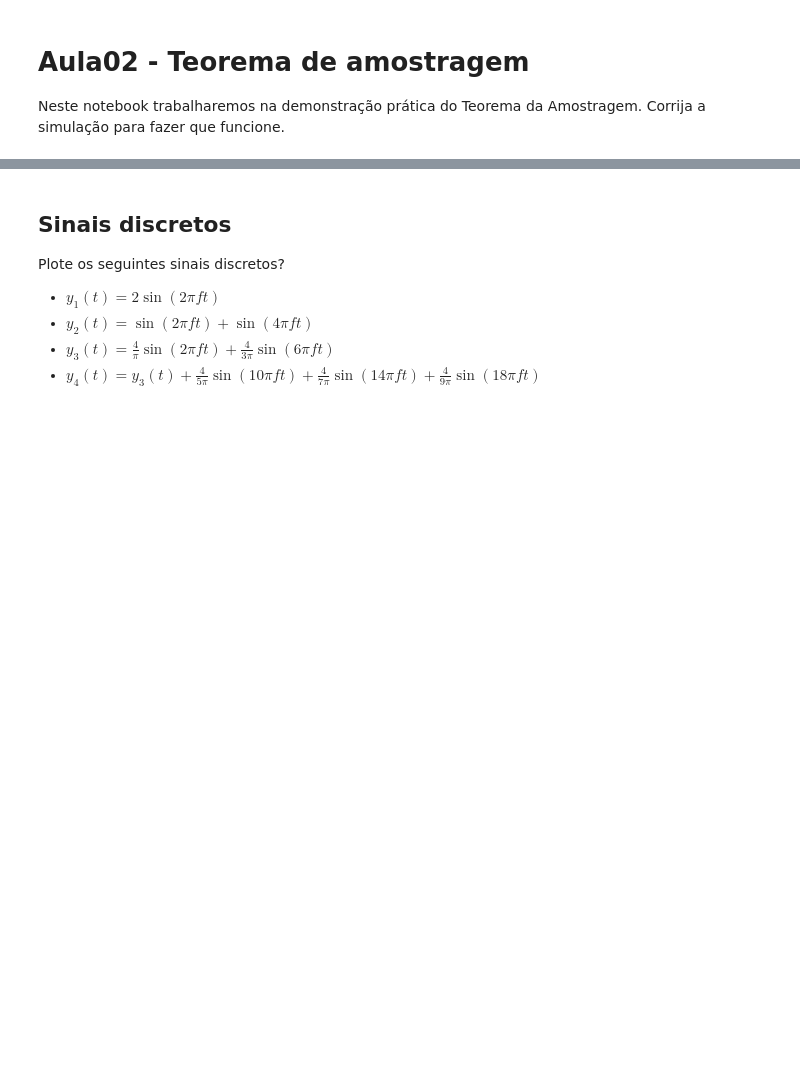
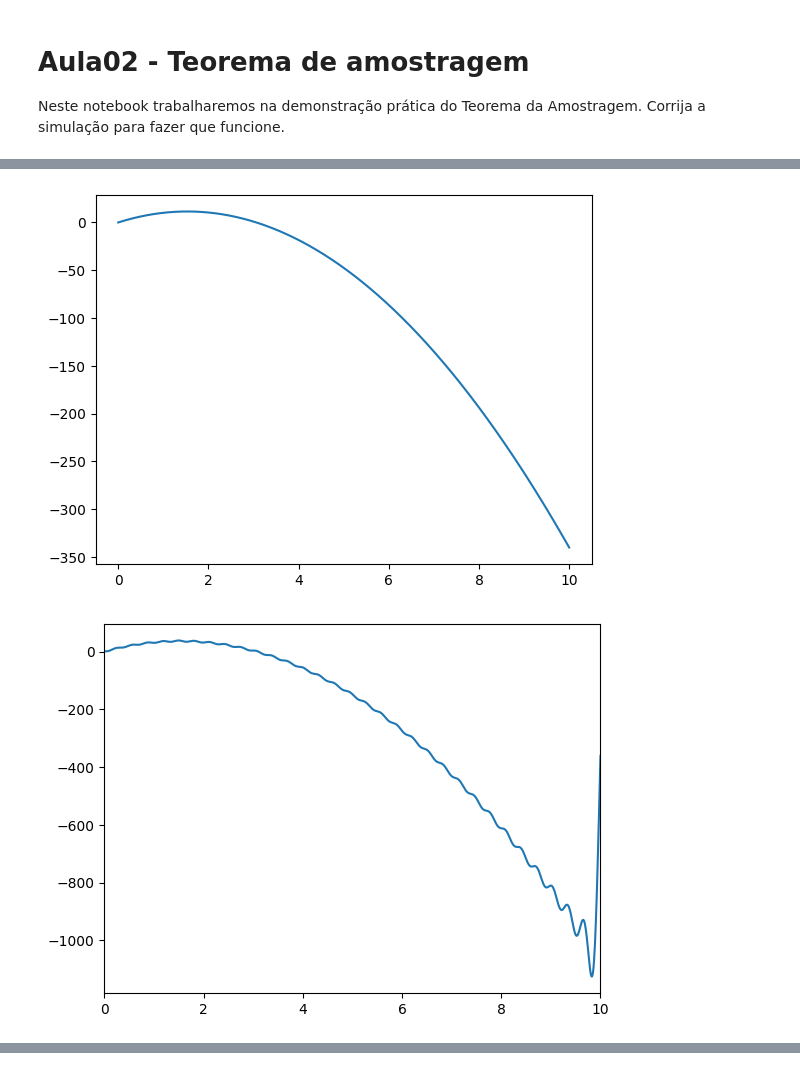
Before and after one commit to 2023-2-INF0413-PDSI/materiais, a Jupyter notebook: le02_teorema-amostragem/le02_teorema-amostragem-aluno.ipynb, the cells around one changed output, grey strips where cells are left out. Drawn from its saved outputs; the diff is of its cells as text; code cells hidden in the pictures; blank space fills up the shorter version.

```diff
--- a/le02_teorema-amostragem/le02_teorema-amostragem-aluno.ipynb
+++ b/le02_teorema-amostragem/le02_teorema-amostragem-aluno.ipynb
@@ -46,11 +62,20 @@ for tt in range(len(t)):
 # %%
 # Plot sinal analógico
 fig, ax = plt.subplots()
 ax.plot(t, y)
 plt.show()
 
 # Plot sinal reconstruído
 fig, ax = plt.subplots()
 ax.plot(t, x)
 ax.set_xlim(0, t[-1])
 plt.show()
+
+# Plot sinal reconstruído
+fig, ax = plt.subplots()
+ax.stem(n, yn)
+# ax.set_xlim(0, t[-1])
+plt.show()
+# %% [output]
+[figure, added]
+[figure, added]
@@ -57,8 +82,0 @@ plt.show()
-# %% [markdown]
-## Sinais discretos
-Plote os seguintes sinais discretos?
-
-- $ y_1(t) = 2 \sin(2\pi f t) $
-- $ y_2(t) = \sin(2\pi f t) + \sin(4\pi f t) $
-- $ y_3(t) = \frac{4}{\pi} \sin(2\pi f t) + \frac{4}{3\pi} \sin(6\pi f t) $
-- $ y_4(t) = y_3(t) + \frac{4}{5\pi} \sin(10\pi f t) + \frac{4}{7\pi} \sin(14\pi f t) + \frac{4}{9\pi} \sin(18\pi f t) $
```
Also changed, not shown: parts of 8 cells of this notebook.
